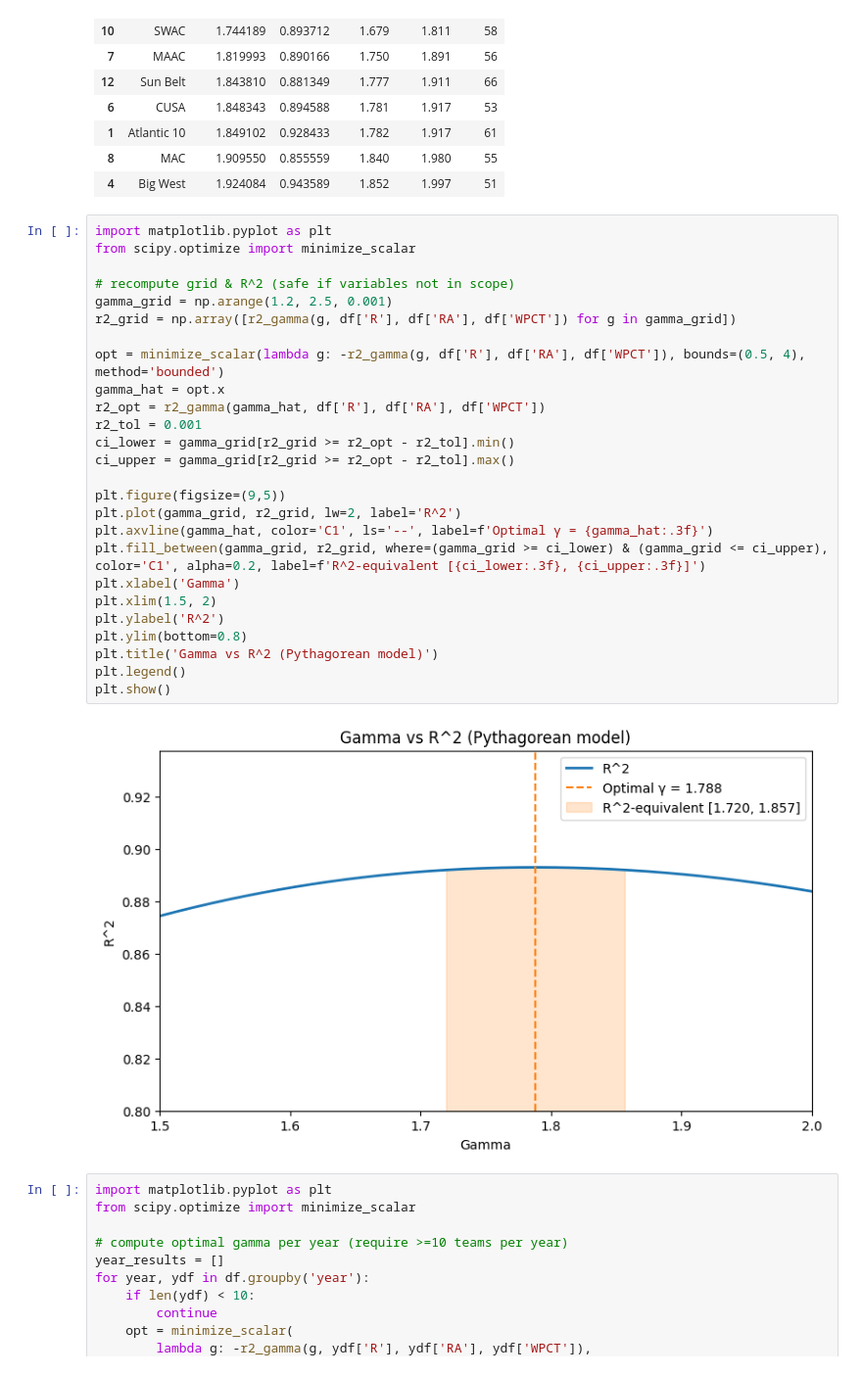
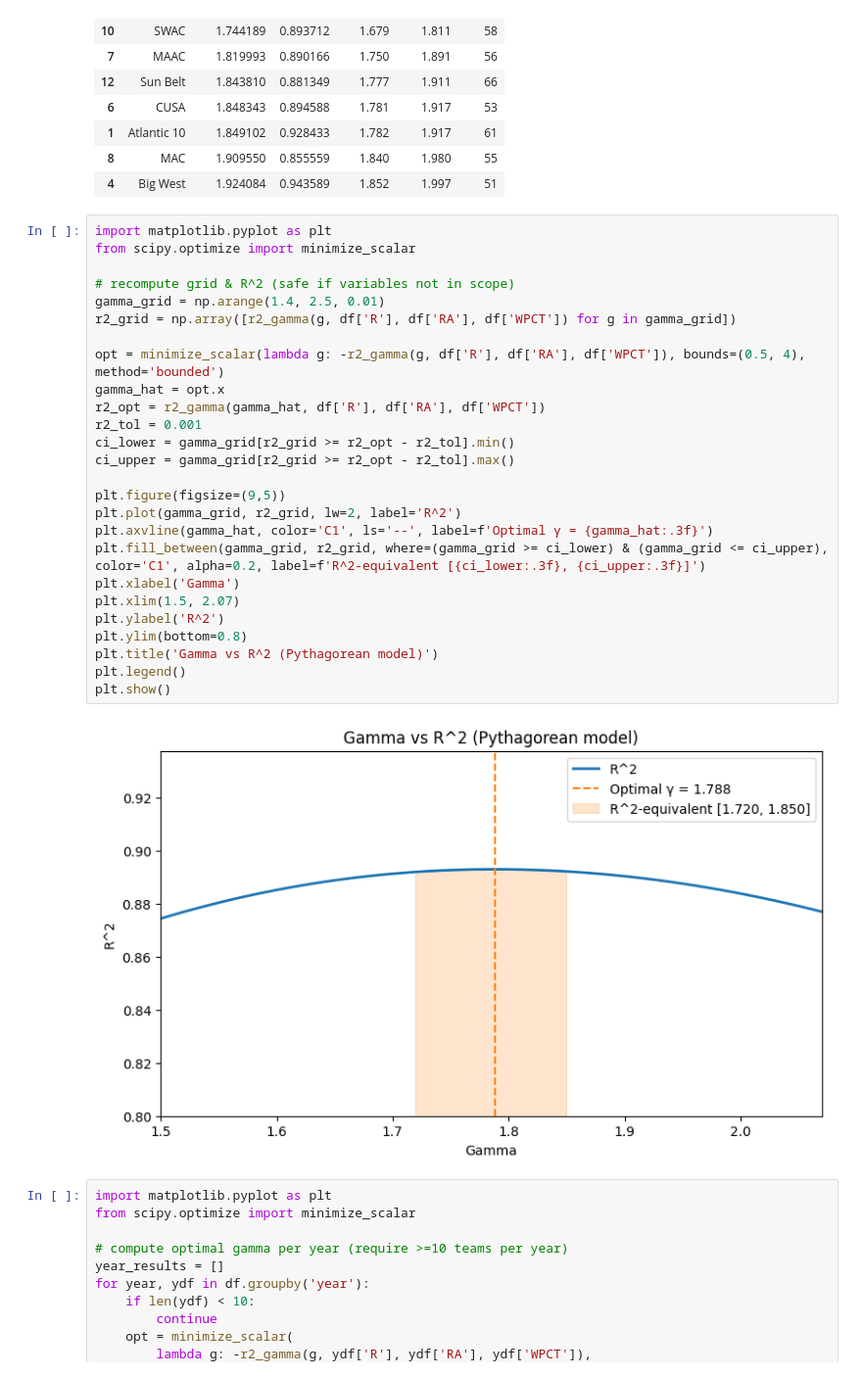
Before and after one commit to CodeMateo15/ncaaBaseballDraft-Predictor, a Jupyter notebook: CSV+Code Files/pythagorean_expectation/pyth_expectation_R2_2021-2025.ipynb, the cells around one changed output. Shown at 98% size. Cells and saved outputs as stored; diff of their text form.

```diff
--- a/CSV+Code Files/pythagorean_expectation/pyth_expectation_R2_2021-2025.ipynb
+++ b/CSV+Code Files/pythagorean_expectation/pyth_expectation_R2_2021-2025.ipynb
@@ -154,31 +154,31 @@ R^2-equivalent gamma range: [1.720, 1.857]
 # %%
 import matplotlib.pyplot as plt
 from scipy.optimize import minimize_scalar
 
 # recompute grid & R^2 (safe if variables not in scope)
-gamma_grid = np.arange(1.2, 2.5, 0.001)
+gamma_grid = np.arange(1.4, 2.5, 0.01)
 r2_grid = np.array([r2_gamma(g, df['R'], df['RA'], df['WPCT']) for g in gamma_grid])
 
 opt = minimize_scalar(lambda g: -r2_gamma(g, df['R'], df['RA'], df['WPCT']), bounds=(0.5, 4), method='bounded')
 gamma_hat = opt.x
 r2_opt = r2_gamma(gamma_hat, df['R'], df['RA'], df['WPCT'])
 r2_tol = 0.001
 ci_lower = gamma_grid[r2_grid >= r2_opt - r2_tol].min()
 ci_upper = gamma_grid[r2_grid >= r2_opt - r2_tol].max()
 
 plt.figure(figsize=(9,5))
 plt.plot(gamma_grid, r2_grid, lw=2, label='R^2')
 plt.axvline(gamma_hat, color='C1', ls='--', label=f'Optimal γ = {gamma_hat:.3f}')
 plt.fill_between(gamma_grid, r2_grid, where=(gamma_grid >= ci_lower) & (gamma_grid <= ci_upper), color='C1', alpha=0.2, label=f'R^2-equivalent [{ci_lower:.3f}, {ci_upper:.3f}]')
 plt.xlabel('Gamma')
-plt.xlim(1.5, 2)
+plt.xlim(1.5, 2.07)
 plt.ylabel('R^2')
 plt.ylim(bottom=0.8)
 plt.title('Gamma vs R^2 (Pythagorean model)')
 plt.legend()
 plt.show()
 # %% [output]
-[figure, old version]
+[figure, new version]
 # %%
 import matplotlib.pyplot as plt
 from scipy.optimize import minimize_scalar
```
Also changed, not shown: parts of 1 cell of this notebook, 1 other file.
